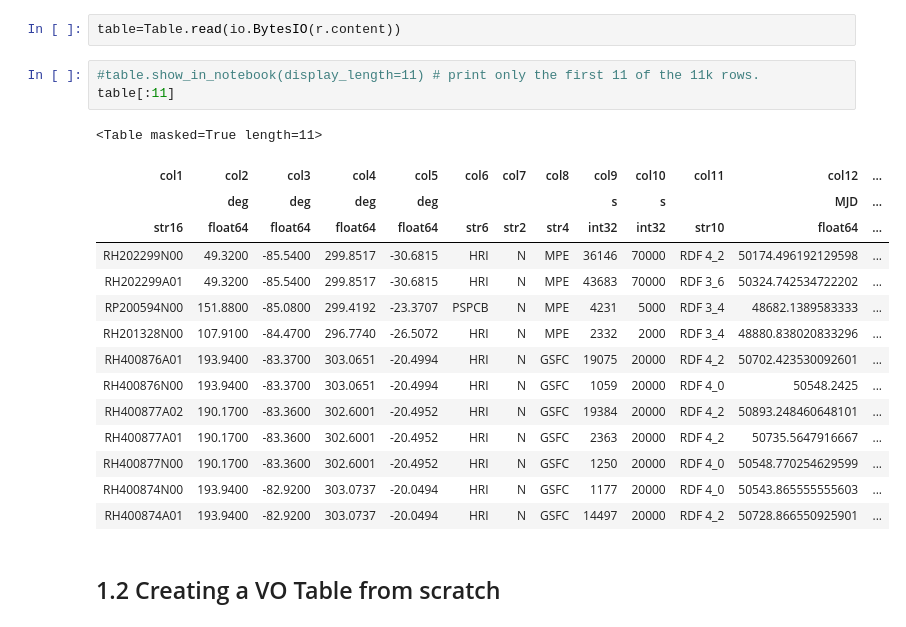
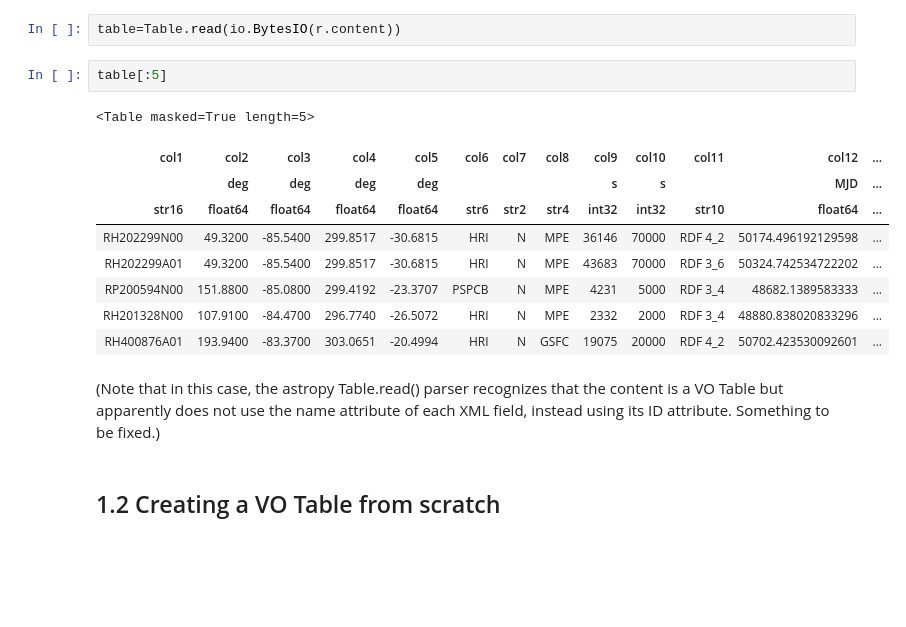
Before and after one commit to NASA-NAVO/aas_workshop_2018, a Jupyter notebook: heasarc/heasarc_queries_Overview.ipynb, the cells around one changed output. Drawn from its saved outputs; the diff is of its cells as text; blank space fills up the shorter version.

```diff
--- a/heasarc/heasarc_queries_Overview.ipynb
+++ b/heasarc/heasarc_queries_Overview.ipynb
@@ -72,25 +72,20 @@ params = {'name': 'rosmaster'}
 r = requests.get('http://heasarc.gsfc.nasa.gov/cgi-bin/W3Browse/getvotable.pl', params=params)
 # %%
 table=Table.read(io.BytesIO(r.content))
-# %%
-#table.show_in_notebook(display_length=11) # print only the first 11 of the 11k rows.
-table[:11]
-# %% [output]
-<Table masked=True length=11>
-| col1 | col2 | col3 | col4 | col5 | col6 | col7 | col8 | col9 | col10 | col11 | col12 | ... |
-|  | deg | deg | deg | deg |  |  |  | s | s |  | MJD | ... |
-| str16 | float64 | float64 | float64 | float64 | str6 | str2 | str4 | int32 | int32 | str10 | float64 | ... |
-| RH202299N00 | 49.3200 | -85.5400 | 299.8517 | -30.6815 | HRI | N | MPE | 36146 | 70000 | RDF 4_2 | 50174.496192129598 | ... |
-| RH202299A01 | 49.3200 | -85.5400 | 299.8517 | -30.6815 | HRI | N | MPE | 43683 | 70000 | RDF 3_6 | 50324.742534722202 | ... |
-| RP200594N00 | 151.8800 | -85.0800 | 299.4192 | -23.3707 | PSPCB | N | MPE | 4231 | 5000 | RDF 3_4 | 48682.1389583333 | ... |
-| RH201328N00 | 107.9100 | -84.4700 | 296.7740 | -26.5072 | HRI | N | MPE | 2332 | 2000 | RDF 3_4 | 48880.838020833296 | ... |
-| RH400876A01 | 193.9400 | -83.3700 | 303.0651 | -20.4994 | HRI | N | GSFC | 19075 | 20000 | RDF 4_2 | 50702.423530092601 | ... |
-| RH400876N00 | 193.9400 | -83.3700 | 303.0651 | -20.4994 | HRI | N | GSFC | 1059 | 20000 | RDF 4_0 | 50548.2425 | ... |
-| RH400877A02 | 190.1700 | -83.3600 | 302.6001 | -20.4952 | HRI | N | GSFC | 19384 | 20000 | RDF 4_2 | 50893.248460648101 | ... |
-| RH400877A01 | 190.1700 | -83.3600 | 302.6001 | -20.4952 | HRI | N | GSFC | 2363 | 20000 | RDF 4_2 | 50735.5647916667 | ... |
-| RH400877N00 | 190.1700 | -83.3600 | 302.6001 | -20.4952 | HRI | N | GSFC | 1250 | 20000 | RDF 4_0 | 50548.770254629599 | ... |
-| RH400874N00 | 193.9400 | -82.9200 | 303.0737 | -20.0494 | HRI | N | GSFC | 1177 | 20000 | RDF 4_0 | 50543.865555555603 | ... |
-| RH400874A01 | 193.9400 | -82.9200 | 303.0737 | -20.0494 | HRI | N | GSFC | 14497 | 20000 | RDF 4_2 | 50728.866550925901 | ... |
+# %%
+table[:5]
+# %% [output]
+<Table masked=True length=5>
+| col1 | col2 | col3 | col4 | col5 | col6 | col7 | col8 | col9 | col10 | col11 | col12 | ... |
+|  | deg | deg | deg | deg |  |  |  | s | s |  | MJD | ... |
+| str16 | float64 | float64 | float64 | float64 | str6 | str2 | str4 | int32 | int32 | str10 | float64 | ... |
+| RH202299N00 | 49.3200 | -85.5400 | 299.8517 | -30.6815 | HRI | N | MPE | 36146 | 70000 | RDF 4_2 | 50174.496192129598 | ... |
+| RH202299A01 | 49.3200 | -85.5400 | 299.8517 | -30.6815 | HRI | N | MPE | 43683 | 70000 | RDF 3_6 | 50324.742534722202 | ... |
+| RP200594N00 | 151.8800 | -85.0800 | 299.4192 | -23.3707 | PSPCB | N | MPE | 4231 | 5000 | RDF 3_4 | 48682.1389583333 | ... |
+| RH201328N00 | 107.9100 | -84.4700 | 296.7740 | -26.5072 | HRI | N | MPE | 2332 | 2000 | RDF 3_4 | 48880.838020833296 | ... |
+| RH400876A01 | 193.9400 | -83.3700 | 303.0651 | -20.4994 | HRI | N | GSFC | 19075 | 20000 | RDF 4_2 | 50702.423530092601 | ... |
+# %% [markdown]
+(Note that in this case, the astropy Table.read() parser recognizes that the content is a VO Table but apparently does not use the name attribute of each XML field, instead using its ID attribute. Something to be fixed.)
 # %% [markdown]
 <a id="votable2"></a>
 ## 1.2 Creating a VO Table from scratch
```
Also changed, not shown: parts of 13 cells of this notebook, 1 other file.
